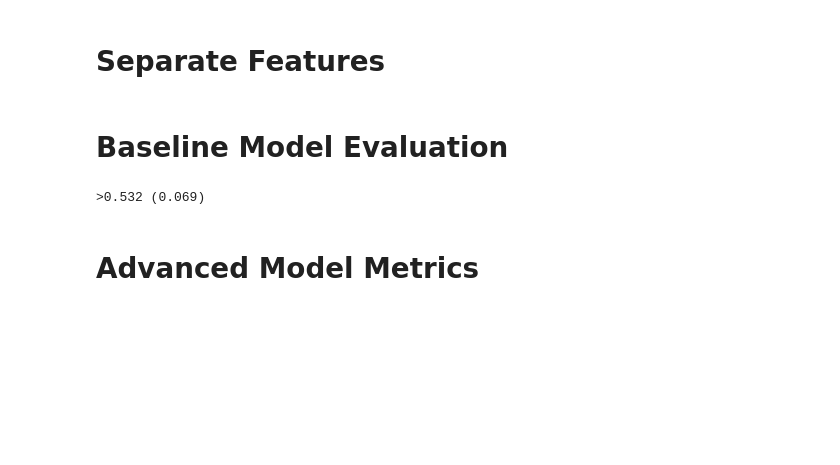
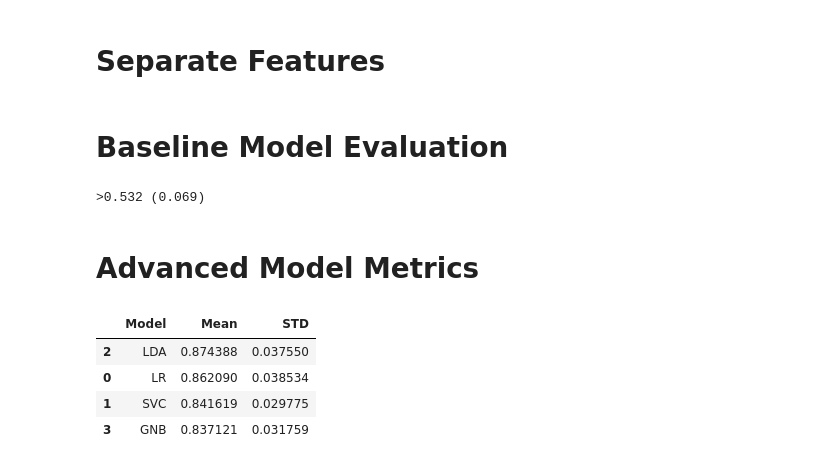
Before and after one commit to MaukanMir/Heart-Attack-Analysis-and-Prediction-Dataset, a Jupyter notebook: trainnig.ipynb, the cells around one changed output. Cells and saved outputs as stored; diff of their text form; code cells hidden in the pictures; blank space fills up the shorter version.

Commit message:
added new models

```diff
--- a/trainnig.ipynb
+++ b/trainnig.ipynb
@@ -256,3 +264,14 @@ print('>%.3f (%.3f)' % (np.mean(scores), np.std(scores)))
 >0.532 (0.069)
 # %% [markdown]
 # Advanced Model Metrics
+# %%
+names = ['LR', 'SVC', "LDA", "GNB"]
+models = get_selected_models(names)
+
+testing_selected_models(names, models, X, y)
+# %% [output]
+|  | Model | Mean | STD |
+| 2 | LDA | 0.874388 | 0.037550 |
+| 0 | LR | 0.862090 | 0.038534 |
+| 1 | SVC | 0.841619 | 0.029775 |
+| 3 | GNB | 0.837121 | 0.031759 |
```
Also changed, not shown: parts of 3 cells of this notebook.
